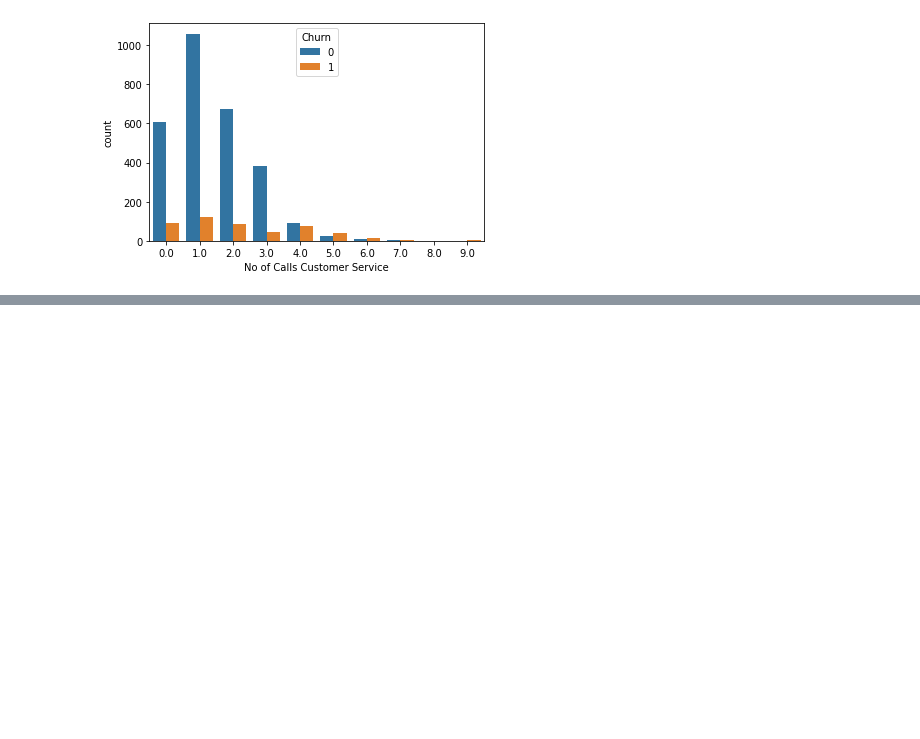
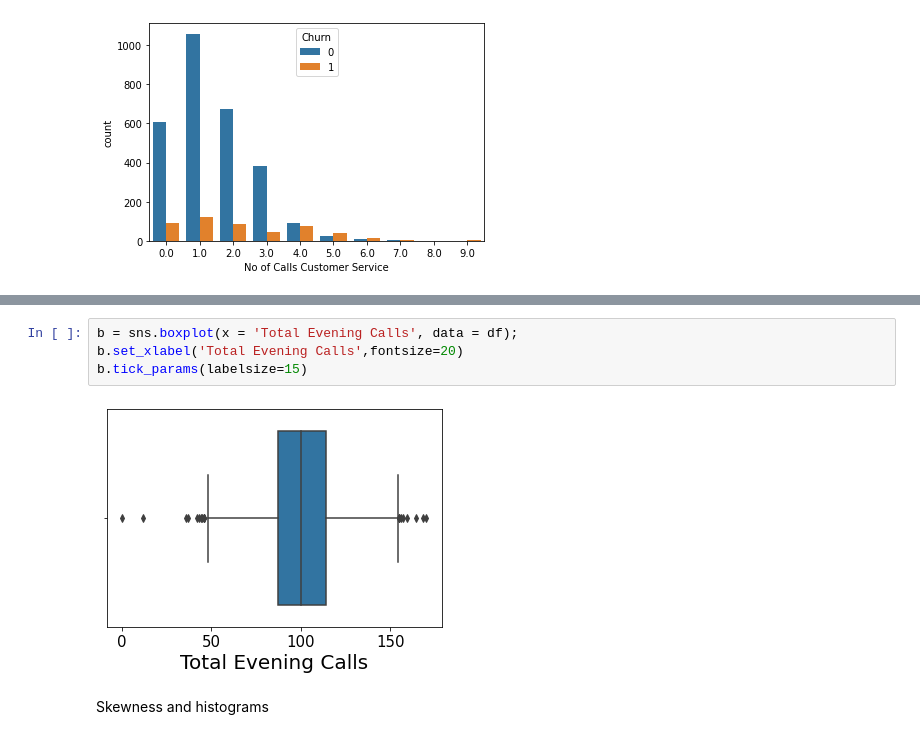
Before and after one commit to RozitaAbdoli/telecom_customer_defection, a Jupyter notebook: EDA_telecom_customer_defection.ipynb, the cells around one changed output, grey strips where cells are left out. Cells and saved outputs as stored; diff of their text form; blank space fills up the shorter version.

```diff
--- a/EDA_telecom_customer_defection.ipynb
+++ b/EDA_telecom_customer_defection.ipynb
@@ -200,0 +215,8 @@ sns.countplot(x='No of Calls Customer Service', hue='Churn', data=df);
+# %%
+b = sns.boxplot(x = 'Total Evening Calls', data = df);
+b.set_xlabel('Total Evening Calls',fontsize=20)
+b.tick_params(labelsize=15)
+# %% [output]
+[figure, added]
+# %% [markdown]
+Skewness and histograms
```
Also changed, not shown: parts of 9 cells of this notebook.
